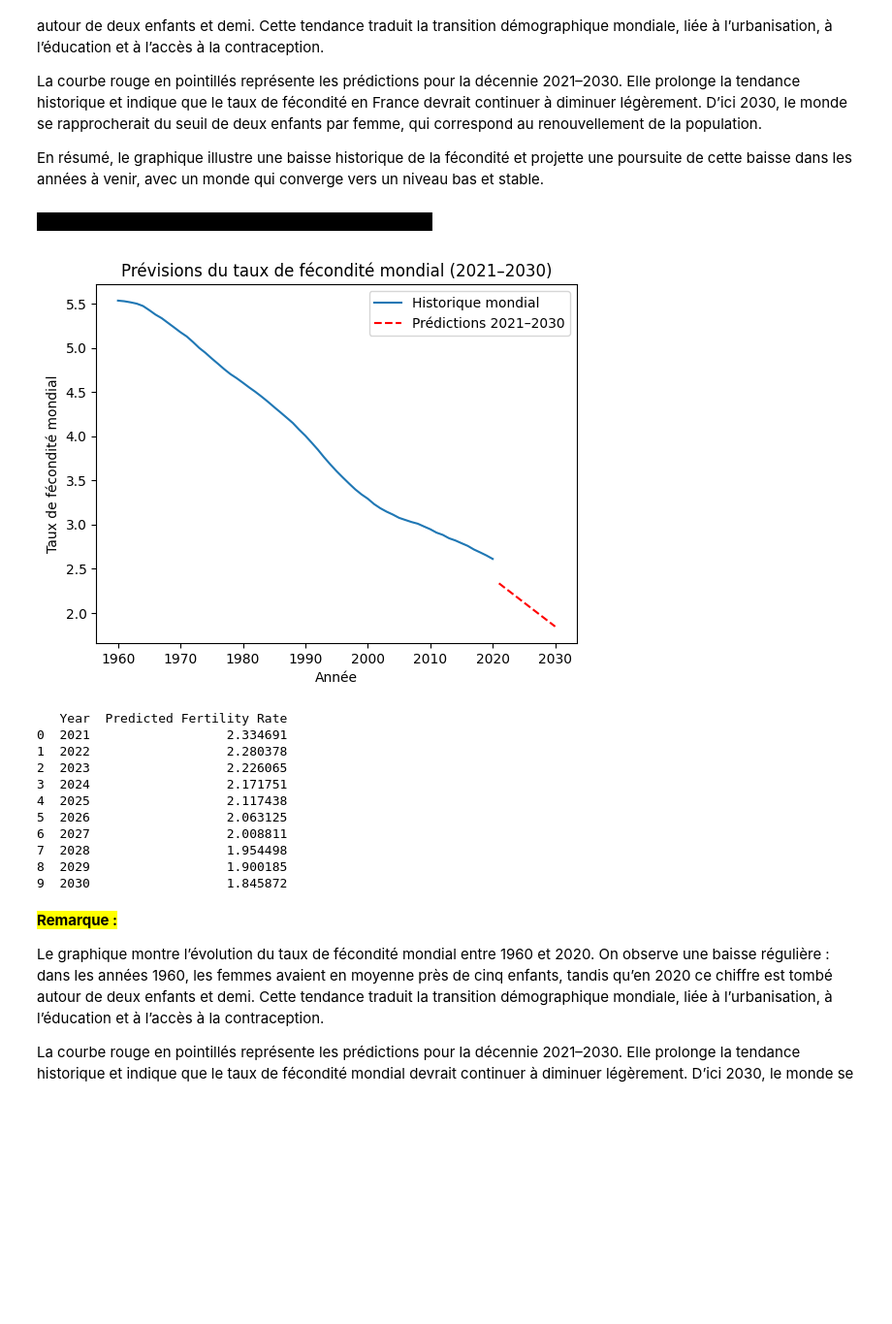
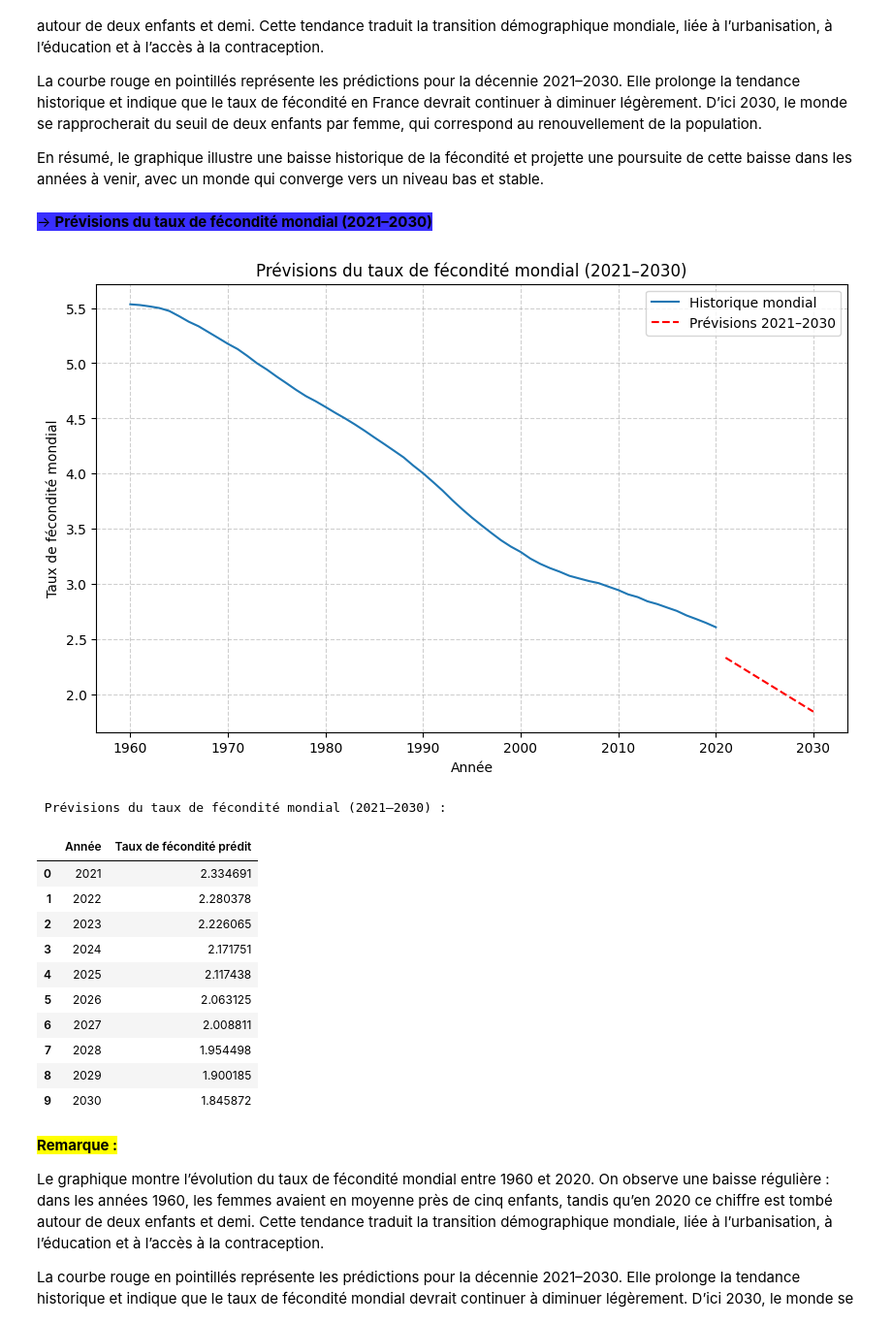
Before and after one commit to an-Steve/Natality-IA, a Jupyter notebook: notebooks/ProjetIA_new.ipynb, the cells around one changed output. Shown at 97% size. Saved outputs shown, nothing was run; the diff lists cells and outputs as text; code cells hidden in the pictures; blank space fills up the shorter version.

```diff
--- a/notebooks/ProjetIA_new.ipynb
+++ b/notebooks/ProjetIA_new.ipynb
@@ -1217,57 +1312,70 @@ La courbe rouge en pointillés représente les prédictions pour la décennie 20
 
 En résumé, le graphique illustre une baisse historique de la fécondité et projette une poursuite de cette baisse dans les années à venir, avec un monde qui converge vers un niveau bas et stable.
 # %% [markdown]
-<span style="background-color: black">→ **Prévisions du taux de fécondité mondial (2021–2030)**</span>
+<span style="background-color: #392fffff">→ **Prévisions du taux de fécondité mondial (2021–2030)**</span>
 # %%
 import pandas as pd
 import numpy as np
 import matplotlib.pyplot as plt
 from sklearn.linear_model import LinearRegression
+from IPython.display import display  # pour afficher les DataFrames proprement
 
-# Charger ton fichier
+# Charger le fichier
 df = pd.read_csv("../data/raw/fertility_rate.csv")
 
 # Calculer la moyenne mondiale par année (1960–2020)
 years = df.columns[1:]  # toutes les colonnes sauf "Country"
 world_series = df[years].mean()
 
 # Préparer les données
 X = np.array(years.astype(int)).reshape(-1, 1)
 y = world_series.values
 
 # Modèle de régression linéaire
 model = LinearRegression()
 model.fit(X, y)
 
 # Prédictions pour 2021–2030
 future_years = np.arange(2021, 2031).reshape(-1, 1)
 future_preds = model.predict(future_years)
 
-# Affichage
+# ============================================================
+#  Visualisation historique + prévisions
+# ============================================================
+plt.figure(figsize=(10,6))
 plt.plot(X, y, label="Historique mondial")
-plt.plot(future_years, future_preds, "r--", label="Prédictions 2021–2030")
+plt.plot(future_years, future_preds, "r--", label="Prévisions 2021–2030")
 plt.xlabel("Année")
 plt.ylabel("Taux de fécondité mondial")
 plt.title("Prévisions du taux de fécondité mondial (2021–2030)")
 plt.legend()
+plt.grid(True, linestyle="--", alpha=0.6)
 plt.show()
 
-# Résultats numériques
-pred_df = pd.DataFrame({"Year": future_years.flatten(), "Predicted Fertility Rate": future_preds})
-print(pred_df)
+# ============================================================
+#  Résultats numériques des prévisions
+# ============================================================
+pred_df = pd.DataFrame({
+    "Année": future_years.flatten(),
+    "Taux de fécondité prédit": future_preds
+})
+
+print("\n Prévisions du taux de fécondité mondial (2021–2030) :")
+display(pred_df)
 # %% [output]
-[figure, old version]
+[figure, new version]
-   Year  Predicted Fertility Rate
-0  2021                  2.334691
-1  2022                  2.280378
-2  2023                  2.226065
-3  2024                  2.171751
-4  2025                  2.117438
-5  2026                  2.063125
-6  2027                  2.008811
-7  2028                  1.954498
-8  2029                  1.900185
-9  2030                  1.845872
+ Prévisions du taux de fécondité mondial (2021–2030) :
+|  | Année | Taux de fécondité prédit |
+| 0 | 2021 | 2.334691 |
+| 1 | 2022 | 2.280378 |
+| 2 | 2023 | 2.226065 |
+| 3 | 2024 | 2.171751 |
+| 4 | 2025 | 2.117438 |
+| 5 | 2026 | 2.063125 |
+| 6 | 2027 | 2.008811 |
+| 7 | 2028 | 1.954498 |
+| 8 | 2029 | 1.900185 |
+| 9 | 2030 | 1.845872 |
 # %% [markdown]
 <span style="background-color: yellow; color: black"><b>Remarque :</b></span>
 
```
Also changed, not shown: parts of 58 cells of this notebook, 5 other files.
